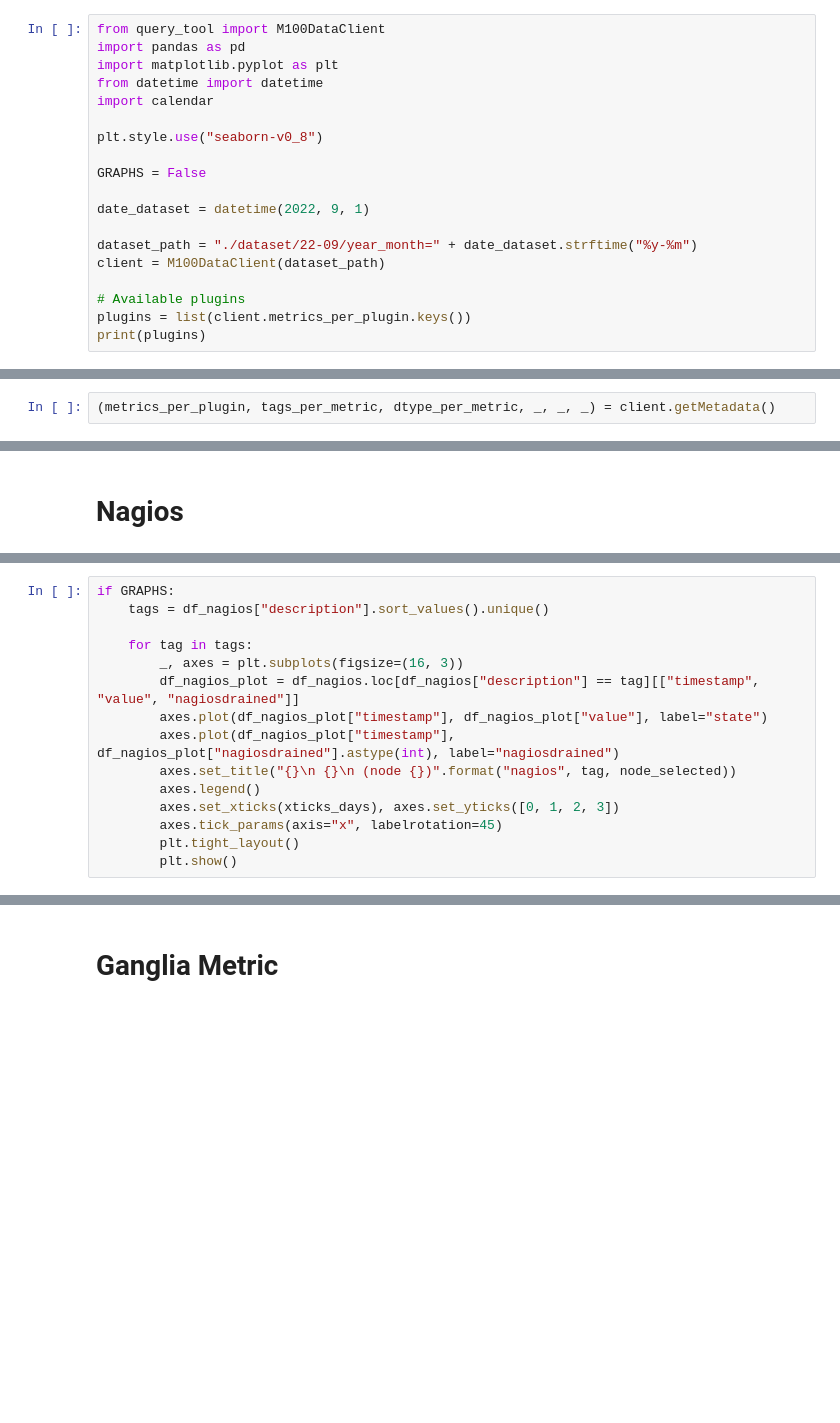
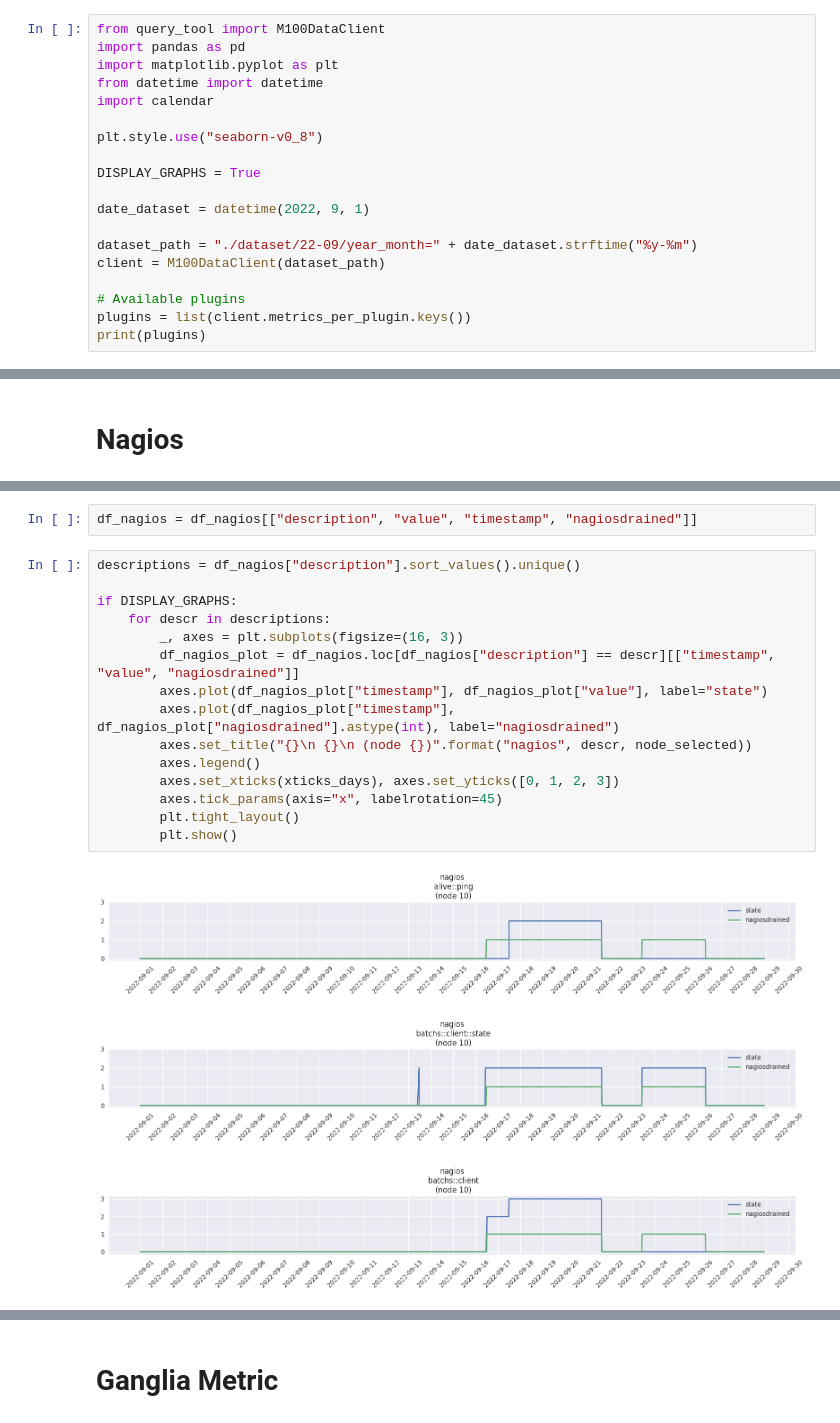
Before and after one commit to RiccardoEvangelisti/Anomaly-Detection, a Jupyter notebook: Data_Visualization.ipynb, the cells around one changed output, grey strips where cells are left out. Saved outputs shown, nothing was run; the diff lists cells and outputs as text; blank space fills up the shorter version.

```diff
--- a/Data_Visualization.ipynb
+++ b/Data_Visualization.ipynb
@@ -9,7 +9,7 @@ import calendar
 
 plt.style.use("seaborn-v0_8")
 
-GRAPHS = False
+DISPLAY_GRAPHS = True
 
 date_dataset = datetime(2022, 9, 1)
 
@@ -26,2 +23,0 @@ all_metrics = {plugin: client.metrics_per_plugin[plugin] for plugin in plugins}
-# %%
-(metrics_per_plugin, tags_per_metric, dtype_per_metric, _, _, _) = client.getMetadata()
@@ -207,15 +183,21 @@ memory usage: 65.7 KB
+# %%
+df_nagios = df_nagios[["description", "value", "timestamp", "nagiosdrained"]]
 # %%
-if GRAPHS:
-    tags = df_nagios["description"].sort_values().unique()
+descriptions = df_nagios["description"].sort_values().unique()
 
-    for tag in tags:
+if DISPLAY_GRAPHS:
+    for descr in descriptions:
         _, axes = plt.subplots(figsize=(16, 3))
-        df_nagios_plot = df_nagios.loc[df_nagios["description"] == tag][["timestamp", "value", "nagiosdrained"]]
+        df_nagios_plot = df_nagios.loc[df_nagios["description"] == descr][["timestamp", "value", "nagiosdrained"]]
         axes.plot(df_nagios_plot["timestamp"], df_nagios_plot["value"], label="state")
         axes.plot(df_nagios_plot["timestamp"], df_nagios_plot["nagiosdrained"].astype(int), label="nagiosdrained")
-        axes.set_title("{}\n {}\n (node {})".format("nagios", tag, node_selected))
+        axes.set_title("{}\n {}\n (node {})".format("nagios", descr, node_selected))
         axes.legend()
         axes.set_xticks(xticks_days), axes.set_yticks([0, 1, 2, 3])
         axes.tick_params(axis="x", labelrotation=45)
         plt.tight_layout()
         plt.show()
+# %% [output]
+[figure, added]
+[figure, added]
+[figure, added]
```
Also changed, not shown: parts of 33 cells of this notebook, 4 other files.
